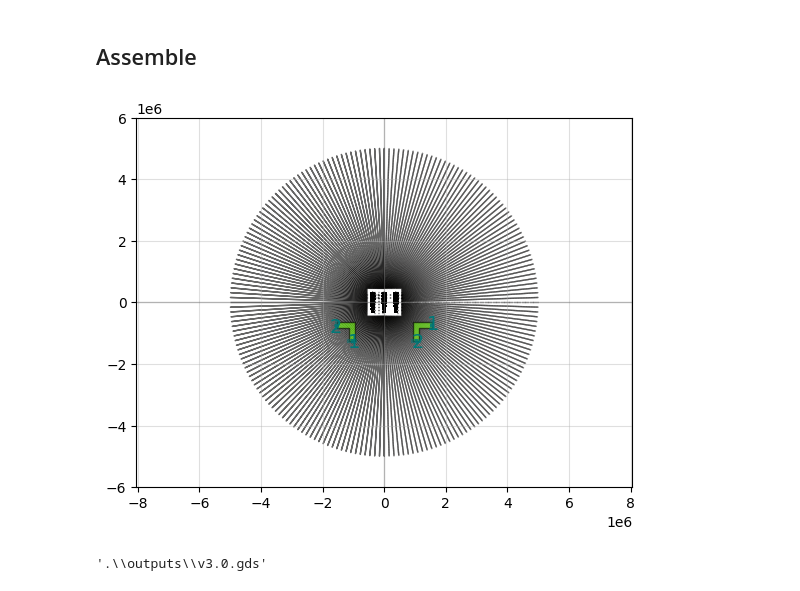
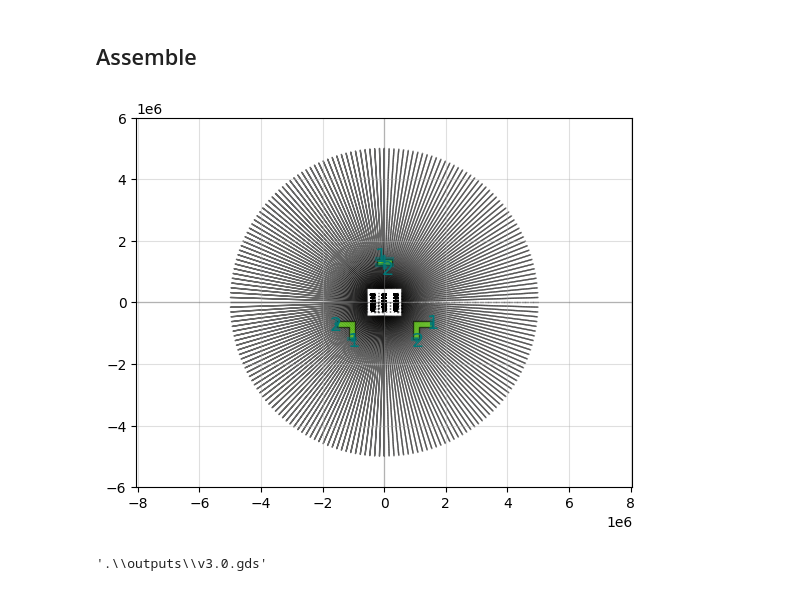
Before and after one commit to angamupa/ASI-masks, a Jupyter notebook: ASI-masks_v3.0.ipynb, the cells around one changed output. Cells and saved outputs as stored; diff of their text form; code cells hidden in the pictures.

Commit message:
selected sizes and new upper mark

```diff
--- a/ASI-masks_v3.0.ipynb
+++ b/ASI-masks_v3.0.ipynb
@@ -130,6 +130,11 @@ def bot_right_mark(Design_,fov=fov,X=X,Y=Y):
     bottom_right = pg.L(width=200e3, size=(500e3,500e3), layer=l_vis).rotate(-90)
     bottom_right.move(origin=(bottom_right.xmin, bottom_right.ymax), destination=(Design_.xmax+X*fov[0]/3,Design_.ymin-Y*fov[1]/3))
     return bottom_right
+
+def upper_mark(Design_,fov=fov,X=X,Y=Y):
+    upper = pg.straight(size=(500e3,200e3), layer=l_vis)
+    upper.move(origin=(upper.x, upper.ymin), destination=(Design_.x,Design_.ymax+Y*fov[1])) #check the upper one
+    return upper
 # %% [markdown]
 ### Design functions
 Insert the element in the positions and angles, also check the separation and adjust the ASI
@@ -205,8 +210,8 @@ def calc_matrix_size(lenght, angle, dimen=12e3):
     x = int(np.ceil(dimen/y)) # round a number to the next entire
     if x<20:
         x=20 # limiting the minimum size of the matrix
-    elif x>50:
-        x=50 #limiting the maximum size of the matrix
+    elif x>90:
+        x=90 #limiting the maximum size of the matrix
 
     return x
 
@@ -344,7 +349,7 @@ Creates a sample with the parameters and label.
 ## Designs
 # %%
 angle=45
-sizes=[(880,320), (550,200), (440,160), (330,120), (220,80), (165,60), (110,40)]
+sizes=[(1100,400), (880,320), (440,160), (220,80), (165,60), (110,40)]
 separations=[15,20,25,30,35]
 
 lista=[]
@@ -352,10 +357,10 @@ lista=[]
 qw=0
 for j in sizes:
     for i in range(3):
-        lista.append(multi_sep(sizes[qw], separations, angle, l_design, f'{sizes[qw]}'))
+        lista.append(multi_sep(sizes[qw], separations, angle, l_design, f'{sizes[qw]}  *{i+1}'))
     qw+=1
 
-Design=pg.grid(lista, spacing=(0,0), shape=(3,7))
+Design=pg.grid(lista, spacing=(0,0), shape=(3,len(sizes)))
 
 """ Design = Device()
 #Design << grid(X, 1)
@@ -384,13 +389,14 @@ Design.center = (0,0)
 # %%
 Final=Device()
 Final << Design
 Final << rad_guides(X,Y,fov,diameter=10e6)
 Final << bot_left_mark(Design)
 Final << bot_right_mark(Design)
+Final << upper_mark(Design)
 
 qp([Final])
 
 Final.write_gds(r'.\outputs\v3.0.gds', unit=1e-9, precision=1e-11)
 # %% [output]
-[figure, old version]
+[figure, new version]
 '.\\outputs\\v3.0.gds'
```
Also changed, not shown: 1 other file.
